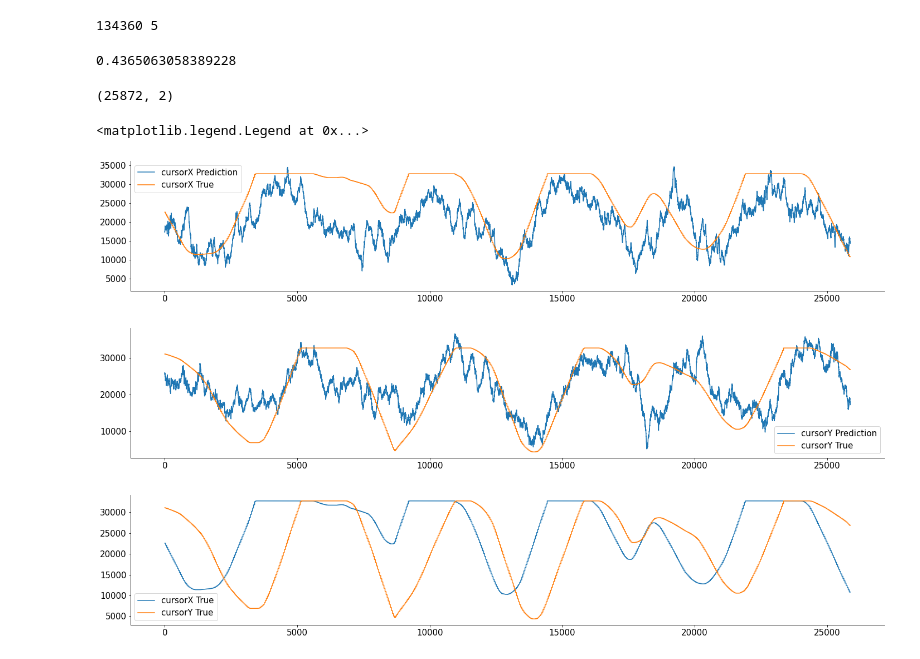
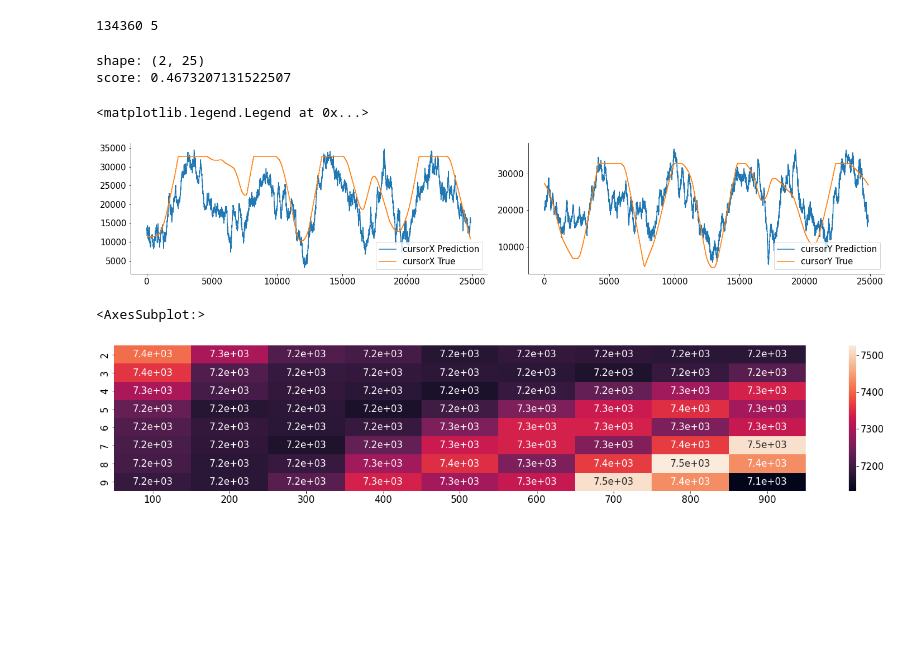
Before and after one commit to rnatarajan98/eCoG_Joystick_Analysis, a Jupyter notebook: GLM.ipynb, the cells around one changed output. Cells and saved outputs as stored; diff of their text form; code cells hidden in the pictures; blank space fills up the shorter version.

Commit message:
added RMS evaluation of various regression hindsight parameters

```diff
--- a/GLM.ipynb
+++ b/GLM.ipynb
@@ -129,16 +135,0 @@ for j, ind in enumerate(indices):
-# %%
-import numpy as np
-from sklearn.linear_model import LinearRegression
-X = np.array([[1, 1], [1, 2], [2, 2], [2, 3]])
-# y = 1 * x_0 + 2 * x_1 + 3
-y = np.dot(X, np.array([1, 2])) + 3
-
-
-reg = LinearRegression().fit(regressor, regressand)
-print(reg.score(regressor, regressand))
-
-#print(reg.coef_)
-#print(reg.intercept_)
-#reg.predict(np.array([[3, 5]]))
-# %% [output]
-0.4365063058389228
@@ -169,27 +136,32 @@ for j, ind in enumerate(indices):
+# %%
+def LR(_V_train, _cx_train, _cy_train, _V_test, _cx_test, _cy_test, _h, _l):
+    _regressor_train, _regressand_train = construct_matrices(_V_train, _cx_train, _cy_train, _h, _l)
+    _regressor_test, _regressand_test = construct_matrices(_V_test, _cx_test, _cy_test, _h, _l)
+
+
+    _model = LR_fit(_regressor_train, _regressand_train)
+    _prediction = LR_predict(_regressor_test, _model)
+
+    return _regressand_test, _prediction
 # %%
-nt, nvar = regressor.shape
+#Generate and visualise response
+h=4
+l=500
+truth, prediction = LR(V_train, cx_train, cy_train, V_test, cx_test, cy_test, h, l)
 
 
-predict = reg.predict(regressor[:,:])
-print(regressand.shape)
-
 plt.figure()
-plt.plot(predict[:,0], label='cursorX Prediction')
-plt.plot(regressand[:,0], label='cursorX True')
+plt.subplot(1, 2, 1)
+plt.plot(prediction[:,0], label='cursorX Prediction')
+plt.plot(truth[:,0], label='cursorX True')
 plt.legend()
 
-plt.figure()
-plt.plot(predict[:,1], label='cursorY Prediction')
-plt.plot(regressand[:,1], label='cursorY True')
+plt.subplot(1, 2, 2)
+plt.plot(prediction[:,1], label='cursorY Prediction')
+plt.plot(truth[:,1], label='cursorY True')
 plt.legend()
-
-plt.figure()
-plt.plot(regressand[:,0], label='cursorX True')
-plt.plot(regressand[:,1], label='cursorY True')
-plt.legend()
 # %% [output]
-(25872, 2)
+shape: (2, 25)
+score: 0.4673207131522507
 <matplotlib.legend.Legend at 0x...>
-[figure, old version]
+[figure, new version]
-[figure, removed]
-[figure, removed]
@@ -201,0 +187,15 @@ plt.legend()
+# %%
+# RMS heatmap, total RMS (not normalised)
+
+hs = range(2, 10)
+ls = range(100, 1000, 100)
+rmss = np.zeros((len(hs), len(ls)))
+for i, h in enumerate(hs):
+    for j, l in enumerate(ls):
+        rms = LR_RMS(V_train, cx_train, cy_train, V_test, cx_test, cy_test, h, l)
+        rmss[i, j] = rms
+
+sns.heatmap(rmss, annot=True, xticklabels=ls, yticklabels=hs)
+# %% [output]
+<AxesSubplot:>
+[figure, added]
```
Also changed, not shown: parts of 6 cells of this notebook.
